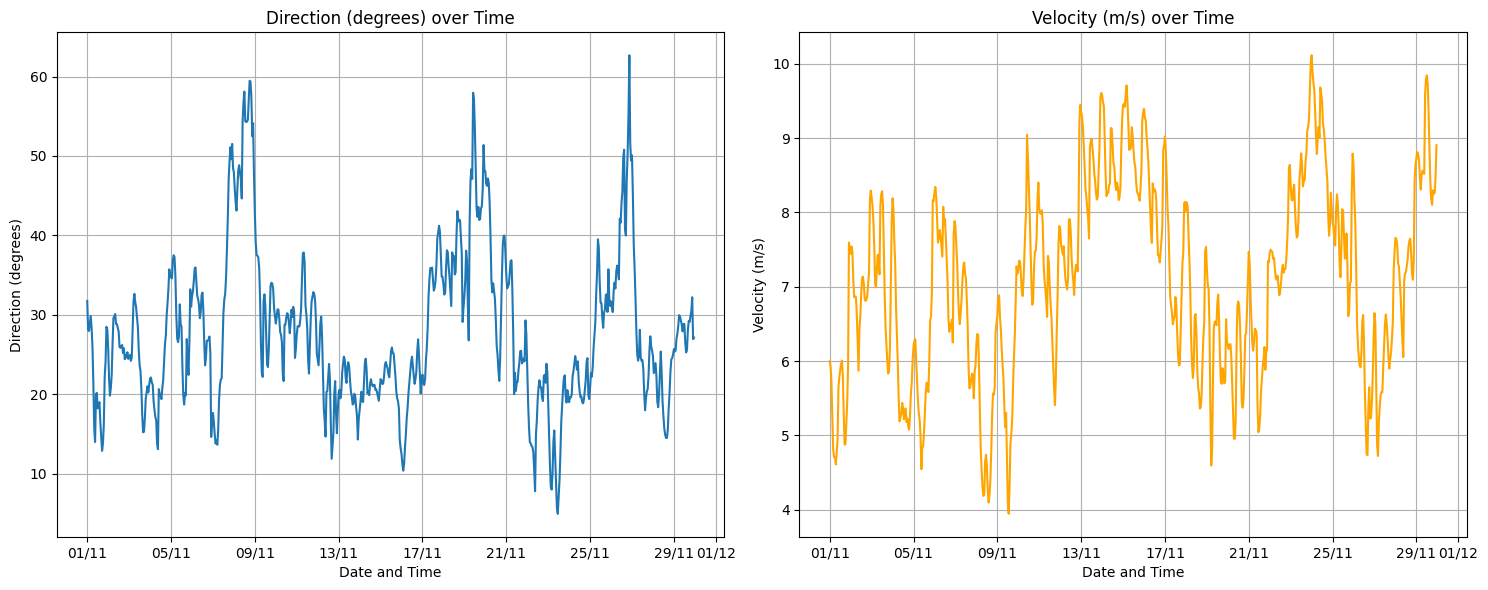
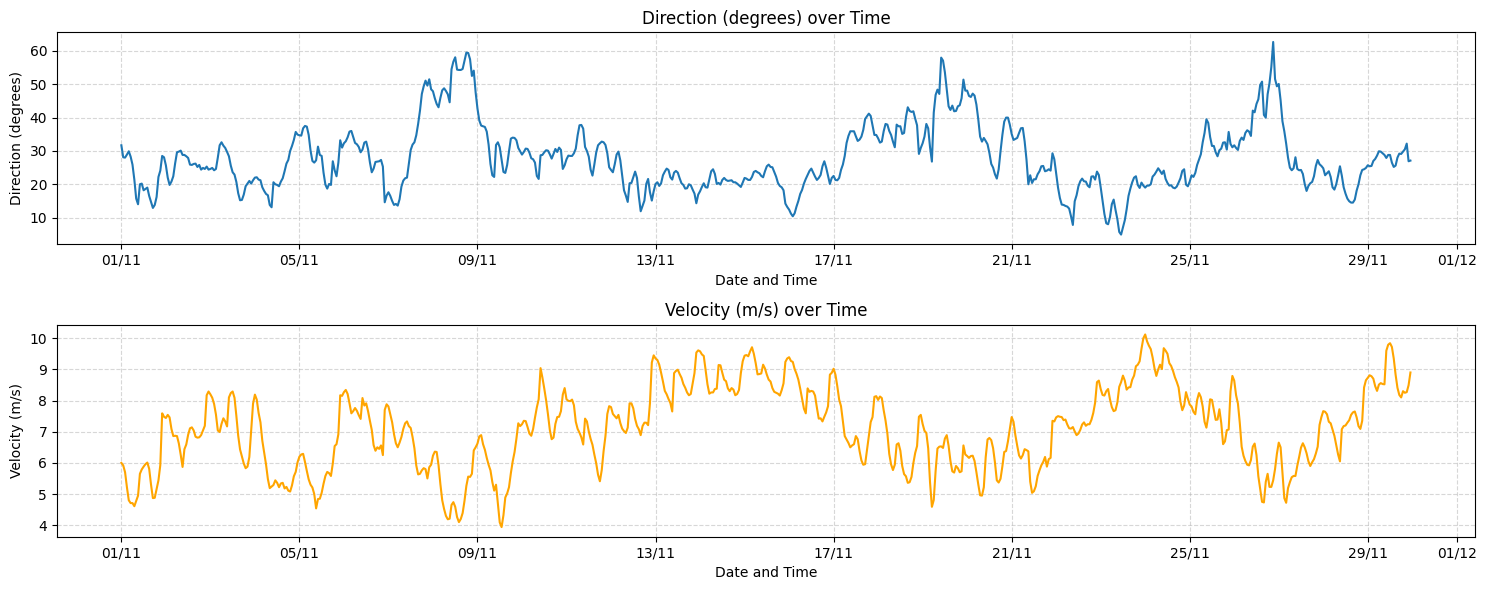
The change to this notebook cell's code, shown as a diff; its figure went from the first image to the second:
--- before
+++ after
@@ -6,5 +6,5 @@
 
 # Plotting dir_deg vs datetime
-ax1 = plt.subplot(1, 2, 1) # 1 row, 2 columns, first plot
+ax1 = plt.subplot(2, 1, 1) # 1 row, 2 columns, first plot
 sns.lineplot(x='datetime', y='dir_deg', data=df_wind, ax=ax1)
 plt.title('Direction (degrees) over Time')
@@ -13,8 +13,8 @@
 plt.xticks()
 ax1.xaxis.set_major_formatter(mdates.DateFormatter('%d/%m')) # Set date format
-plt.grid(True)
+plt.grid(True, linestyle='--', alpha=0.5)
 
 # Plotting vel_m_s vs datetime
-ax2 = plt.subplot(1, 2, 2) # 1 row, 2 columns, second plot
+ax2 = plt.subplot(2, 1, 2) # 1 row, 2 columns, second plot
 sns.lineplot(x='datetime', y='vel_m_s', data=df_wind, color='orange', ax=ax2)
 plt.title('Velocity (m/s) over Time')
@@ -23,5 +23,5 @@
 plt.xticks()
 ax2.xaxis.set_major_formatter(mdates.DateFormatter('%d/%m')) # Set date format
-plt.grid(True)
+plt.grid(True, linestyle='--', alpha=0.5)
 
 plt.tight_layout()

Commit: Atualização